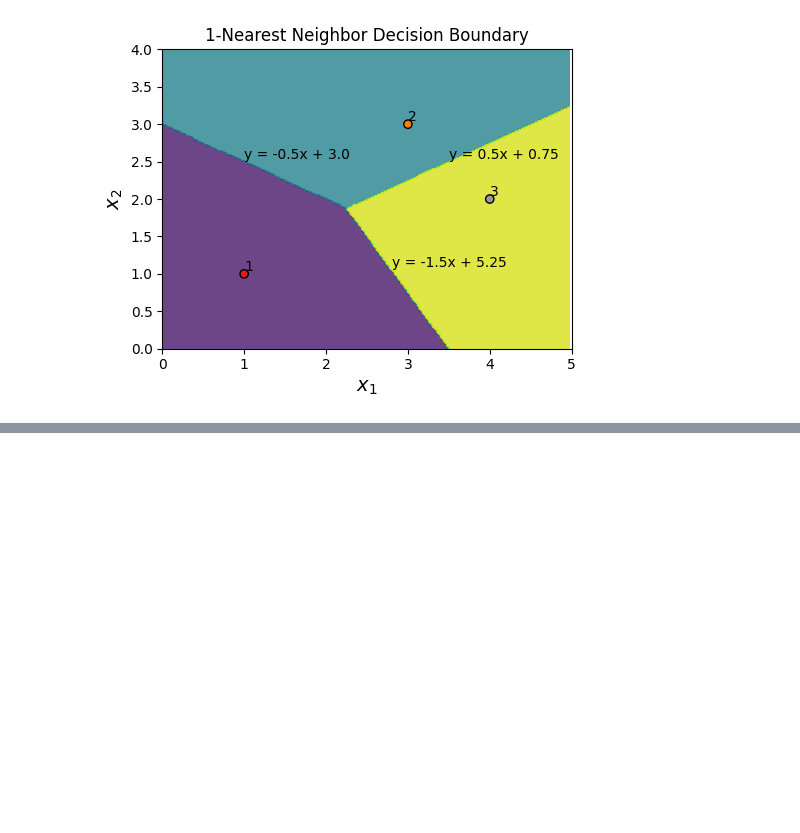
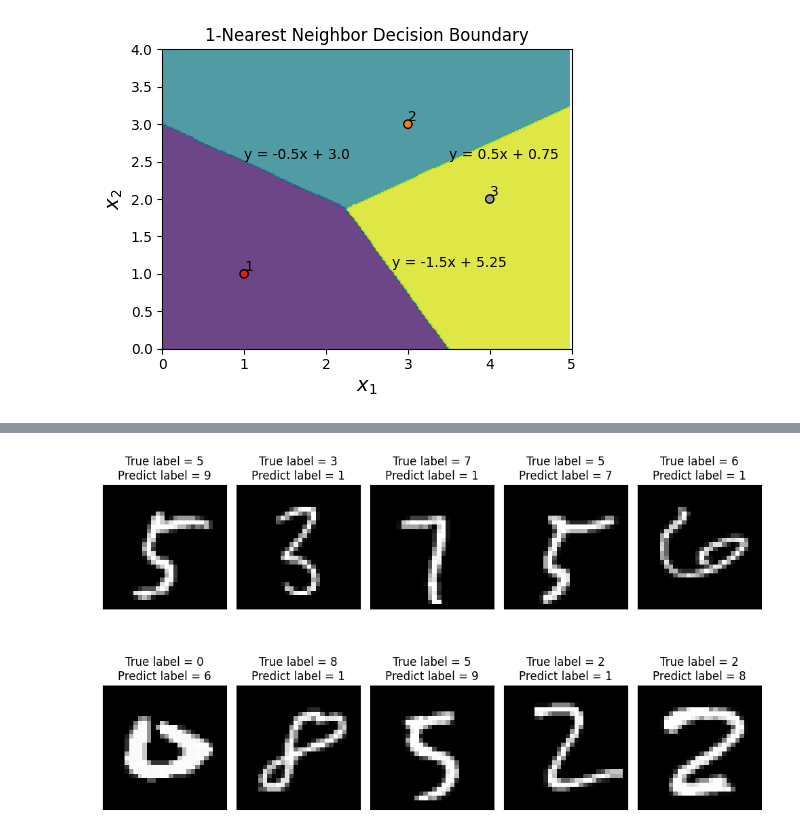
Before and after one commit to yylunxie/2023-Fall-ML, a Jupyter notebook: 10Homework/hw10.ipynb, the cells around one changed output, grey strips where cells are left out. Drawn from its saved outputs; the diff is of its cells as text; code cells hidden in the pictures; blank space fills up the shorter version.

```diff
--- a/10Homework/hw10.ipynb
+++ b/10Homework/hw10.ipynb
@@ -232,0 +338,20 @@ y = 0.5x + 0.75
+# %%
+g = 0
+plt.figure(figsize=(10,15))
+for i in range(len(test_y)):
+    if g < 10:
+        if test_y[i] != pred_test[i]:
+            plt.subplot(5,5,(g+1))
+            plt.title('True label = ' + str(test_y[i])+ '\n' + 'Predict label = ' + str(pred_test[i]))
+            plt.imshow(np.reshape(test_x[i,:], (28, 28)), cmap = 'gray')
+            plt.xticks([])
+            plt.yticks([])
+            g+=1
+    else:
+        break
+
+plt.tight_layout()
+plt.savefig('misclassified.png', dpi=300)
+plt.show()
+# %% [output]
+[figure, added]
```
Also changed, not shown: parts of 7 cells of this notebook, 1 other file.
